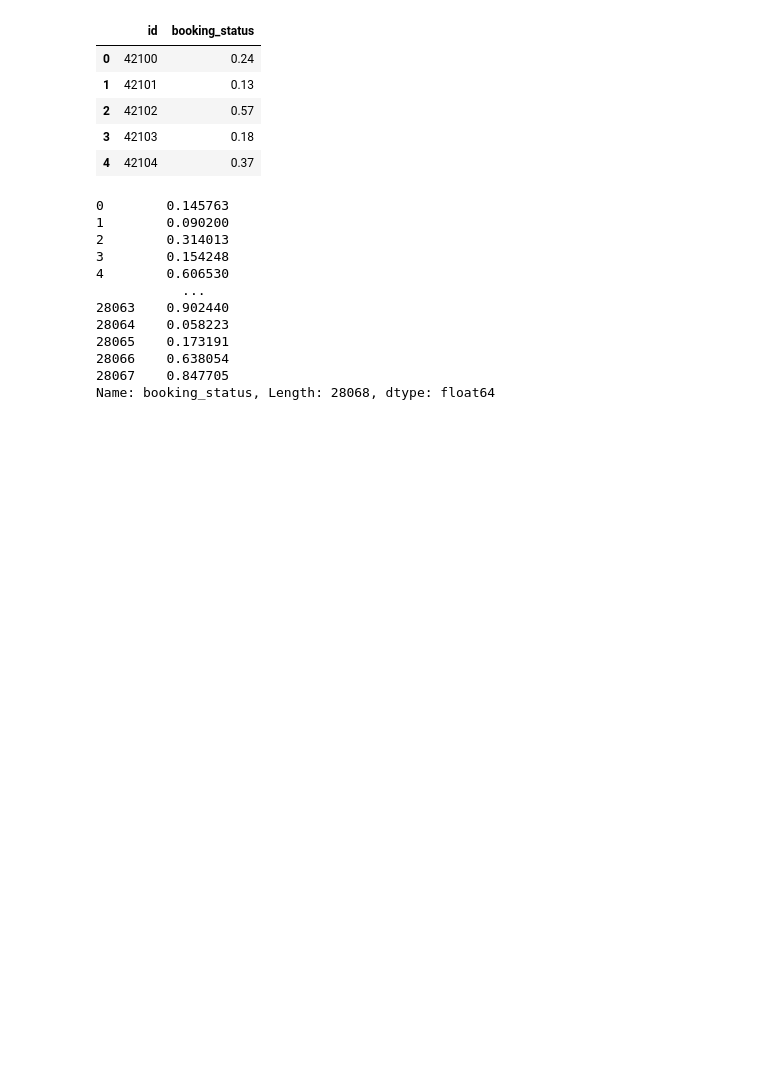
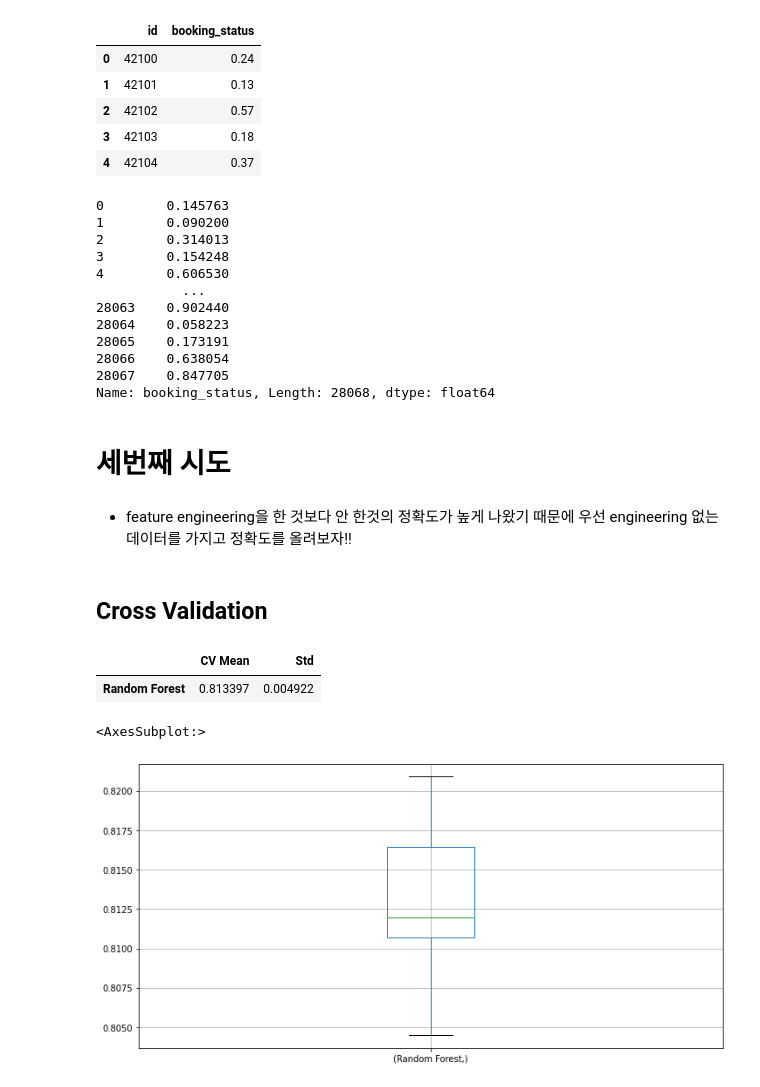
Before and after one commit to JaeHong-Park987/Kaggle, a Jupyter notebook: Playground Series/Season3/Episode 7.ipynb, the cells around one changed output. Drawn from its saved outputs; the diff is of its cells as text; code cells hidden in the pictures; blank space fills up the shorter version.

```diff
--- a/Playground Series/Season3/Episode 7.ipynb
+++ b/Playground Series/Season3/Episode 7.ipynb
@@ -1378,3 +1384,44 @@ sub['booking_status']
 Name: booking_status, Length: 28068, dtype: float64
 # %%
 sub.to_csv('/content/drive/MyDrive/data/3-7/sample_submission.csv', index = False)
+# %% [markdown]
+# 세번째 시도
+# %% [markdown]
+* feature engineering을 한 것보다 안 한것의 정확도가 높게 나왔기 때문에 우선 engineering 없는 데이터를 가지고 정확도를 올려보자!!
+# %%
+df_train = pd.read_csv('/content/drive/MyDrive/data/3-7/train.csv')
+df_test = pd.read_csv('/content/drive/MyDrive/data/3-7/test.csv')
+# %% [markdown]
+## Cross Validation
+# %%
+X = df_train[df_train.columns[1:18]]
+Y = df_train['booking_status']
+
+kfold = KFold(n_splits=10, random_state=42, shuffle = True)
+
+xyz=[]
+accuracy=[]
+std=[]
+
+classifiers = ['Random Forest']
+models = [RandomForestClassifier(n_estimators = 300, max_depth = 10, criterion = 'entropy',random_state = 42)]
+
+for i in models:
+    model = i
+    cv_result = cross_val_score(model, X,Y, cv = kfold, scoring = 'accuracy')
+    cv_result = cv_result
+    xyz.append(cv_result.mean())
+    std.append(cv_result.std())
+    accuracy.append(cv_result)
+new_models_dataframe2 = pd.DataFrame({'CV Mean':xyz, 'Std':std}, index = classifiers)
+new_models_dataframe2
+# %% [output]
+|  | CV Mean | Std |
+| Random Forest | 0.813397 | 0.004922 |
+# %%
+plt.subplots(figsize = (12,6))
+box = pd.DataFrame(accuracy, index = [classifiers])
+box.T.boxplot()
+# %% [output]
+<AxesSubplot:>
+[figure, added]
```
Also changed, not shown: parts of 16 cells of this notebook.
